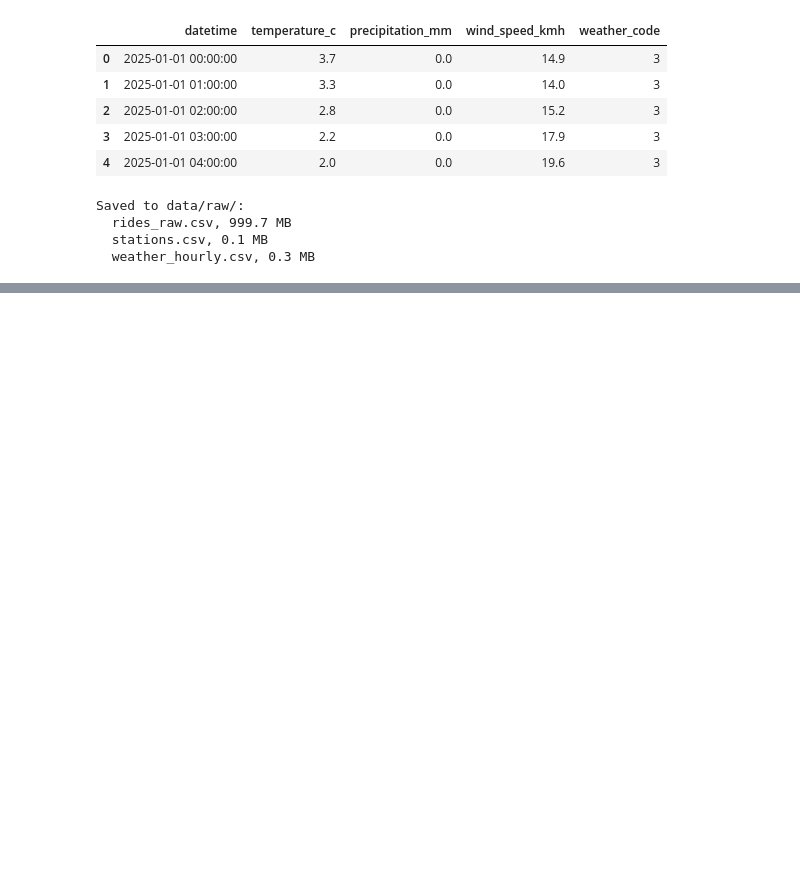
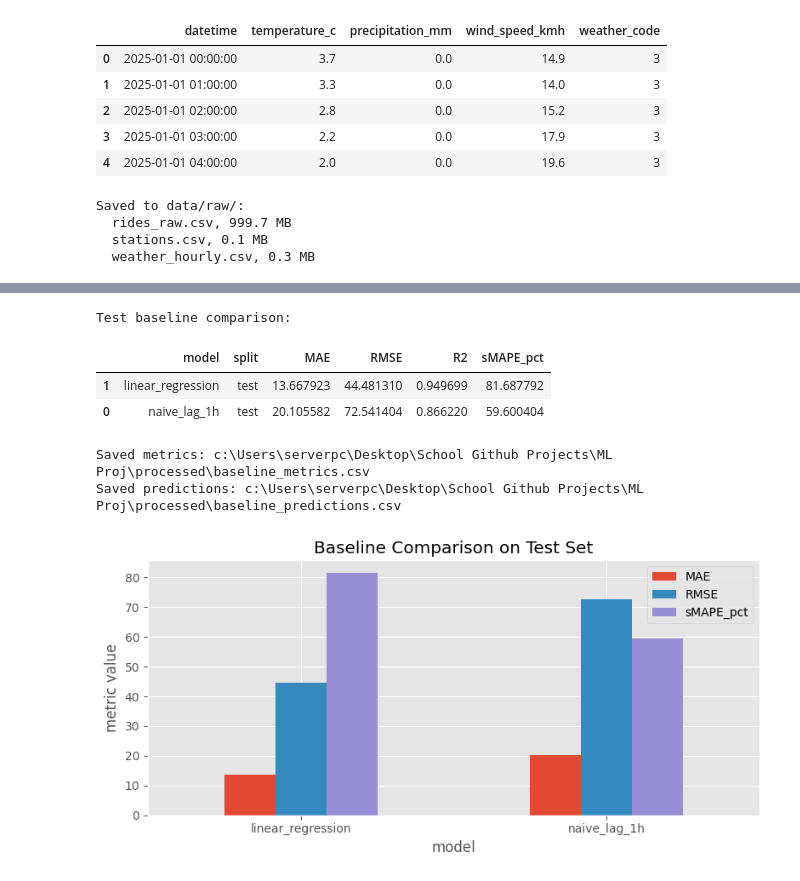
Before and after one commit to abdueee/Toronto-Bikeshare-Forecasting, a Jupyter notebook: notebooks/data_ingestion.ipynb, the cells around one changed output, grey strips where cells are left out. Saved outputs shown, nothing was run; the diff lists cells and outputs as text; code cells hidden in the pictures; blank space fills up the shorter version.

```diff
--- a/notebooks/data_ingestion.ipynb
+++ b/notebooks/data_ingestion.ipynb
@@ -245,0 +650,47 @@ Saved to data/raw/:
+# %%
+# Baseline 2: Naive comparator and output artifacts
+if "lag_1h" in test.columns:
+    test_pred_naive = test["lag_1h"].astype(float).values
+else:
+    test_pred_naive = np.full(len(test), y_train.mean(), dtype=float)
+
+test_pred_naive = np.clip(test_pred_naive, 0, None)
+naive_test_metrics = regression_metrics(y_test, test_pred_naive)
+
+baseline_compare_df = pd.DataFrame([
+    {"model": "naive_lag_1h", "split": "test", **naive_test_metrics},
+    {"model": "linear_regression", "split": "test", **lr_test_metrics},
+]).sort_values("RMSE")
+
+print("Test baseline comparison:")
+display(baseline_compare_df)
+
+baseline_predictions = test[["cluster_id", "hour", "pickups"]].copy()
+baseline_predictions["pred_naive"] = test_pred_naive
+baseline_predictions["pred_linear_regression"] = test_pred_lr
+
+metrics_path = PROCESSED_DIR / "baseline_metrics.csv"
+preds_path = PROCESSED_DIR / "baseline_predictions.csv"
+baseline_compare_df.to_csv(metrics_path, index=False)
+baseline_predictions.to_csv(preds_path, index=False)
+
+print(f"Saved metrics: {metrics_path}")
+print(f"Saved predictions: {preds_path}")
+
+# Quick visual comparison
+fig, ax = plt.subplots(figsize=(8, 4))
+plot_df = baseline_compare_df.set_index("model")[["MAE", "RMSE", "sMAPE_pct"]]
+plot_df.plot(kind="bar", ax=ax)
+ax.set_title("Baseline Comparison on Test Set")
+ax.set_ylabel("metric value")
+ax.tick_params(axis="x", rotation=0)
+plt.tight_layout()
+plt.show()
+# %% [output]
+Test baseline comparison:
+|  | model | split | MAE | RMSE | R2 | sMAPE_pct |
+| 1 | linear_regression | test | 13.667923 | 44.481310 | 0.949699 | 81.687792 |
+| 0 | naive_lag_1h | test | 20.105582 | 72.541404 | 0.866220 | 59.600404 |
+Saved metrics: c:\Users\serverpc\Desktop\School Github Projects\ML Proj\processed\baseline_metrics.csv
+Saved predictions: c:\Users\serverpc\Desktop\School Github Projects\ML Proj\processed\baseline_predictions.csv
+[figure, added]
```
Also changed, not shown: parts of 11 cells of this notebook.
